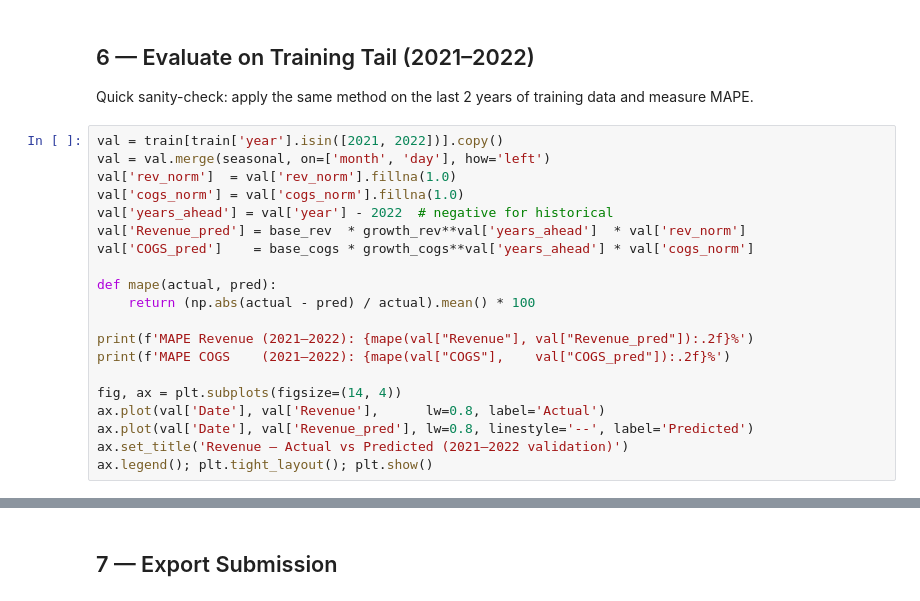
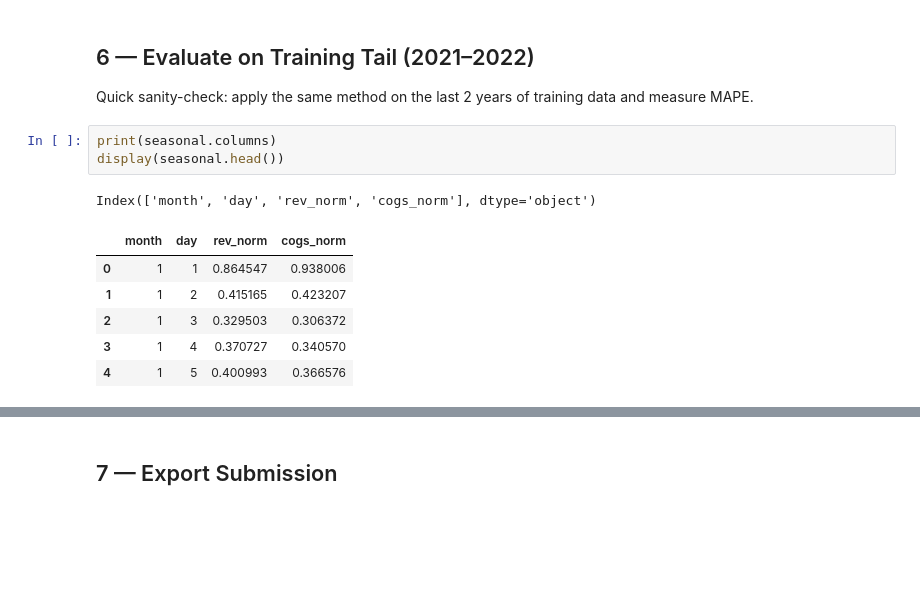
Before and after one commit to tuongvii2327/TayThanh_Datathon_2026, a Jupyter notebook: notebooks/baseline.ipynb, the cells around one changed output, grey strips where cells are left out. Cells and saved outputs as stored; diff of their text form; blank space fills up the shorter version.

```diff
--- a/notebooks/baseline.ipynb
+++ b/notebooks/baseline.ipynb
@@ -118,23 +174,14 @@ test[['Date','Revenue_pred','COGS_pred']].head(10)
 ## 6 — Evaluate on Training Tail (2021–2022)
 
 Quick sanity-check: apply the same method on the last 2 years of training data and measure MAPE.
-# %%
-val = train[train['year'].isin([2021, 2022])].copy()
-val = val.merge(seasonal, on=['month', 'day'], how='left')
-val['rev_norm']  = val['rev_norm'].fillna(1.0)
-val['cogs_norm'] = val['cogs_norm'].fillna(1.0)
-val['years_ahead'] = val['year'] - 2022  # negative for historical
-val['Revenue_pred'] = base_rev  * growth_rev**val['years_ahead']  * val['rev_norm']
-val['COGS_pred']    = base_cogs * growth_cogs**val['years_ahead'] * val['cogs_norm']
-
-def mape(actual, pred):
-    return (np.abs(actual - pred) / actual).mean() * 100
-
-print(f'MAPE Revenue (2021–2022): {mape(val["Revenue"], val["Revenue_pred"]):.2f}%')
-print(f'MAPE COGS    (2021–2022): {mape(val["COGS"],    val["COGS_pred"]):.2f}%')
-
-fig, ax = plt.subplots(figsize=(14, 4))
-ax.plot(val['Date'], val['Revenue'],      lw=0.8, label='Actual')
-ax.plot(val['Date'], val['Revenue_pred'], lw=0.8, linestyle='--', label='Predicted')
-ax.set_title('Revenue — Actual vs Predicted (2021–2022 validation)')
-ax.legend(); plt.tight_layout(); plt.show()
+# %%
+print(seasonal.columns)
+display(seasonal.head())
+# %% [output]
+Index(['month', 'day', 'rev_norm', 'cogs_norm'], dtype='object')
+|  | month | day | rev_norm | cogs_norm |
+| 0 | 1 | 1 | 0.864547 | 0.938006 |
+| 1 | 1 | 2 | 0.415165 | 0.423207 |
+| 2 | 1 | 3 | 0.329503 | 0.306372 |
+| 3 | 1 | 4 | 0.370727 | 0.340570 |
+| 4 | 1 | 5 | 0.400993 | 0.366576 |
```
Also changed, not shown: parts of 8 cells of this notebook.
